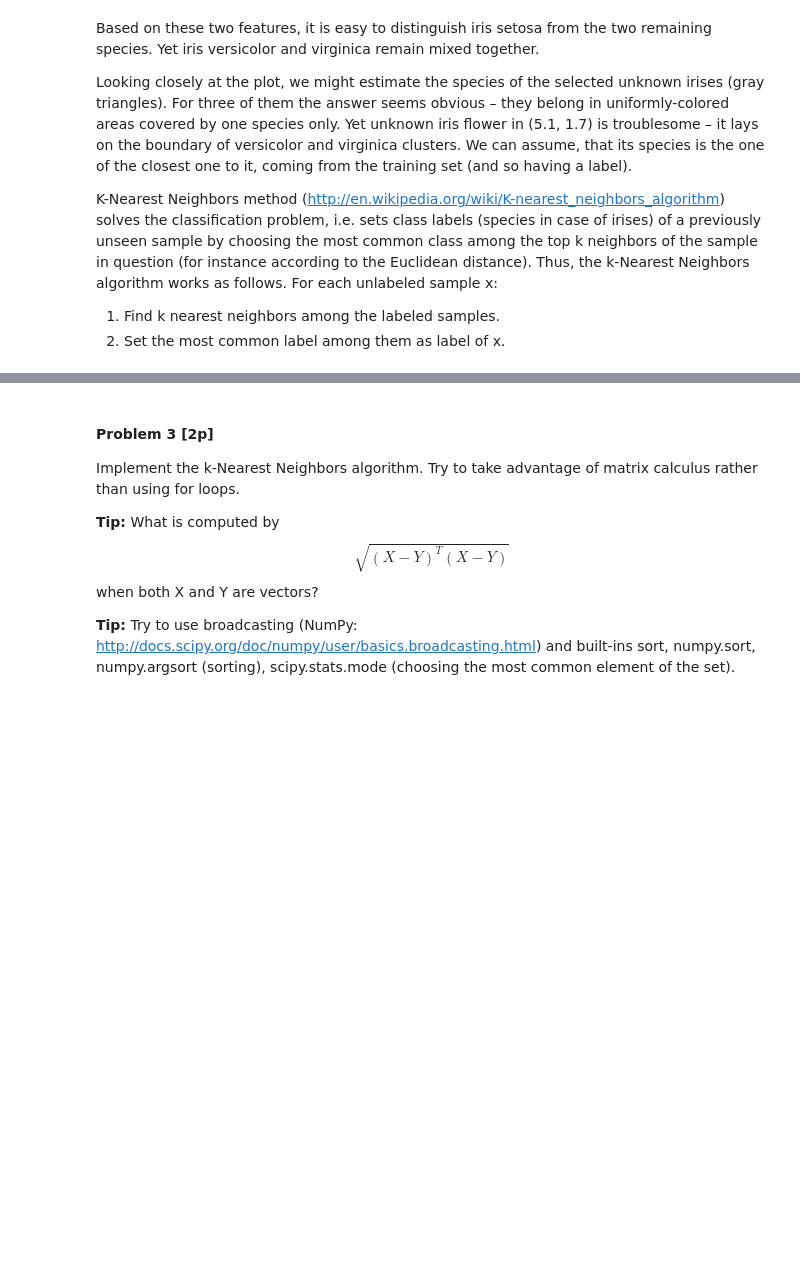
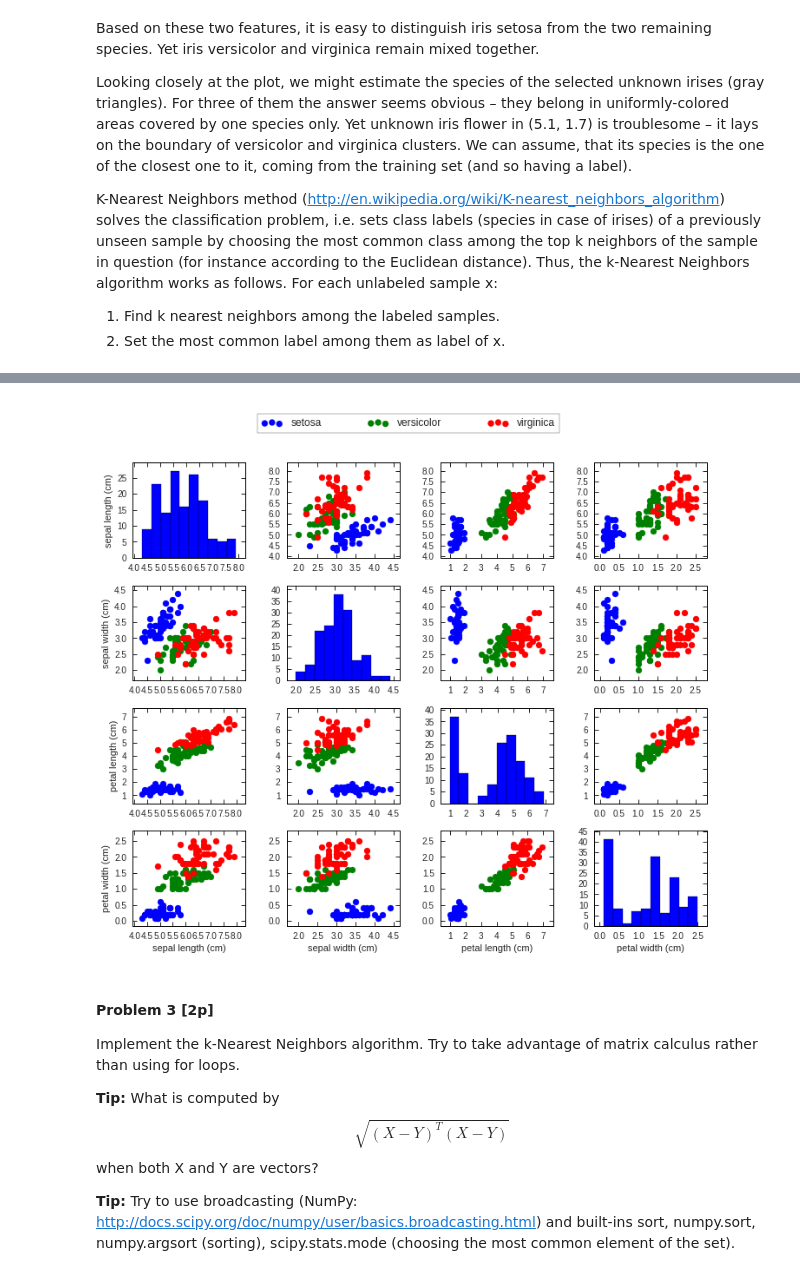
Before and after one commit to janchorowski/nn_assignments, a Jupyter notebook: assignment1/Assignment1.ipynb, the cells around one changed output, grey strips where cells are left out. Cells and saved outputs as stored; diff of their text form; code cells hidden in the pictures; blank space fills up the shorter version.

```diff
--- a/assignment1/Assignment1.ipynb
+++ b/assignment1/Assignment1.ipynb
@@ -257,6 +277,57 @@ K-Nearest Neighbors method (http://en.wikipedia.org/wiki/K-nearest_neighbors_alg
 2.  **[1p]** Irises are described with 4 attributes: petal and sepal widths and lengths. We often plot such data as matrices depicting relationships between pairs of attributes (the diagonal of which holds an ordinary histogram). Write code making a plot like the one below. Please pay attention to the details: make a proper legend and correctly label the axes.
 
 <img src="https://github.com/janchorowski/nn_assignments/blob/nn18/assignment1/iris4x4.png?raw=1"/>
+# %%
+# sklearn is a large collection of machine learning algorithms
+# here we’ll use it only for the built-in iris dataset
+from sklearn import datasets
+import matplotlib.pyplot as plt
+import matplotlib.ticker as ticker
+
+def set_style(ax):
+    ax.margins(0.1)
+    ax.grid(False)
+    ax.spines['bottom'].set_color('black')
+    ax.spines['top'].set_color('black')
+    ax.spines['right'].set_color('black')
+    ax.spines['left'].set_color('black')
+    ax.tick_params(axis='both', which='both', direction='in', top=True, bottom=True, left=True, right=True)
+    ax.xaxis.set_major_locator(ticker.MaxNLocator(steps=[1,5,10]))
+    ax.yaxis.set_major_locator(ticker.MaxNLocator(steps=[1,5,10]))
+    ax.tick_params(which='major', width=1.00)
+    ax.tick_params(which='major', length=5)
+
+iris = datasets.load_iris()
+
+features = len(iris.feature_names)
+fig, axes = plt.subplots(features, features, figsize=(10, 8))
+plt.tight_layout()
+handles = []
+
+for i in range(features):
+    for j in range(features):
+        plt.subplot(features, features, i * features + j + 1)
+        ax = plt.gca()
+        set_style(ax)
+
+        if i != j:
+            for target in set(iris.target):
+                example_ids = target == iris.target
+                handles.append(plt.scatter(iris.data[:, j][example_ids], iris.data[:,i][example_ids],
+                        label=iris.target_names[target], color='bgr'[target],
+                        marker='o'))
+        else:
+            plt.hist(iris.data[:, j], color='b', ec='black')
+        if j == 0:
+            plt.ylabel(iris.feature_names[i])
+        if i == features - 1:
+            plt.xlabel(iris.feature_names[j])
+
+# It seems legend's alpha is 0.5 for some reason
+fig.legend(handles=handles[:3], loc='upper center', edgecolor="black", frameon=True, scatterpoints=3, ncol=3, bbox_to_anchor=(0.25,1,0.5,0.1), framealpha=1, fancybox=False, fontsize=12, mode="expand")
+plt.show()
+# %% [output]
+[figure, added]
 # %% [markdown]
 #### Problem 3 [2p]
 
```
Also changed, not shown: parts of 38 cells of this notebook, 4 other files.
